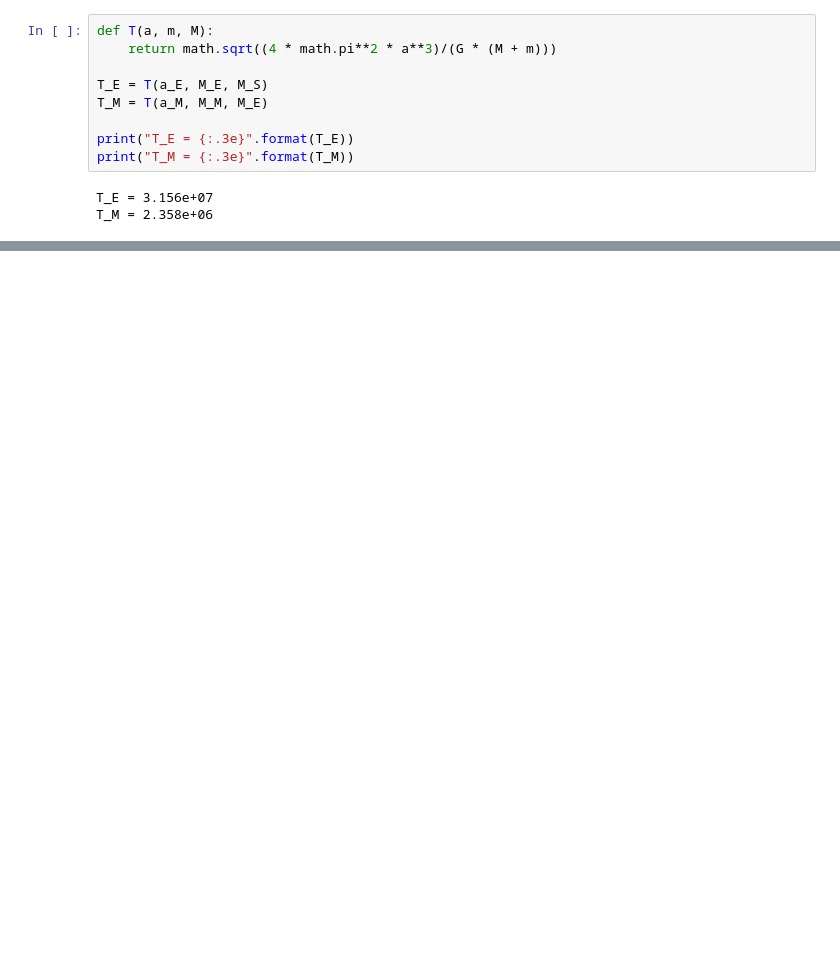
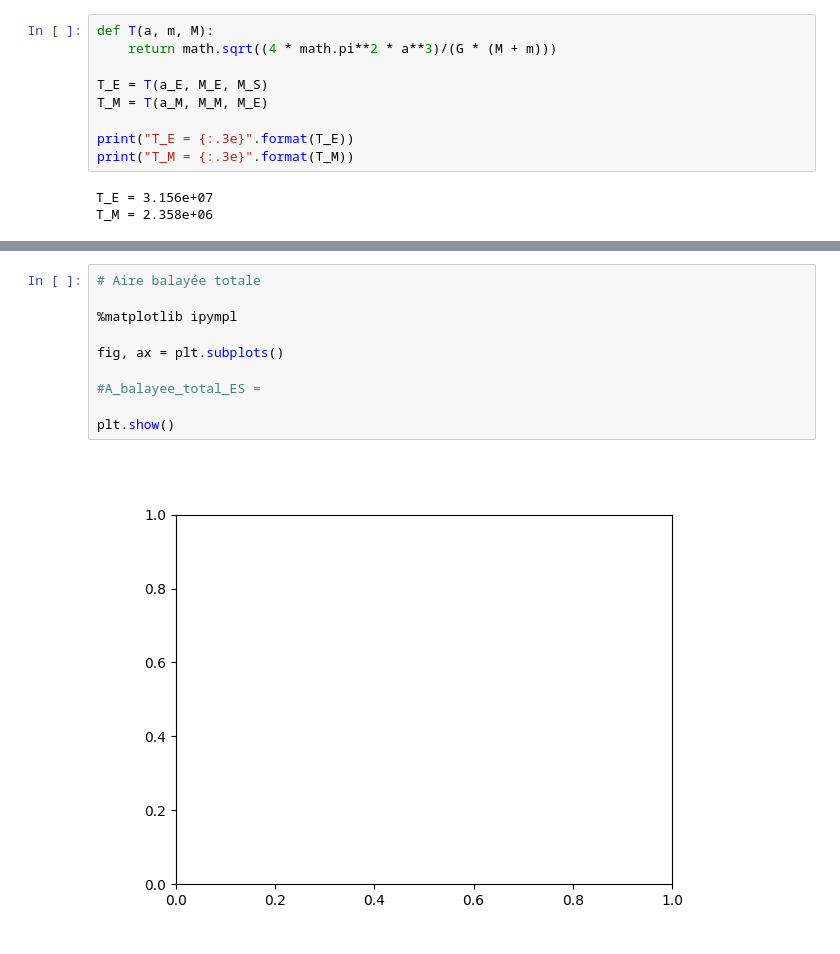
Before and after one commit to Natouche68/notebooks, a Jupyter notebook: kepler-moon.ipynb, the cells around one changed output, grey strips where cells are left out. Cells and saved outputs as stored; diff of their text form; blank space fills up the shorter version.

```diff
--- a/kepler-moon.ipynb
+++ b/kepler-moon.ipynb
@@ -206,0 +216,12 @@ plt.show()
+# %%
+# Aire balayée totale
+
+%matplotlib ipympl
+
+fig, ax = plt.subplots()
+
+#A_balayee_total_ES =
+
+plt.show()
+# %% [output]
+[figure, added]
```
Also changed, not shown: parts of 14 cells of this notebook.
